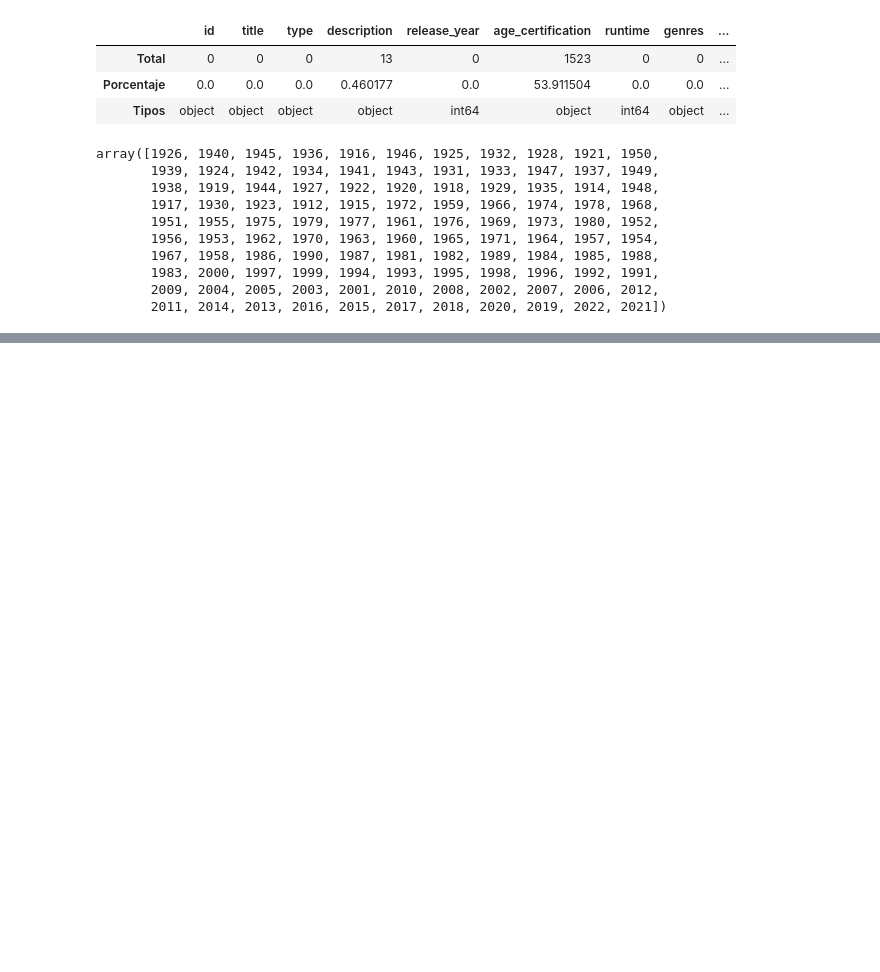
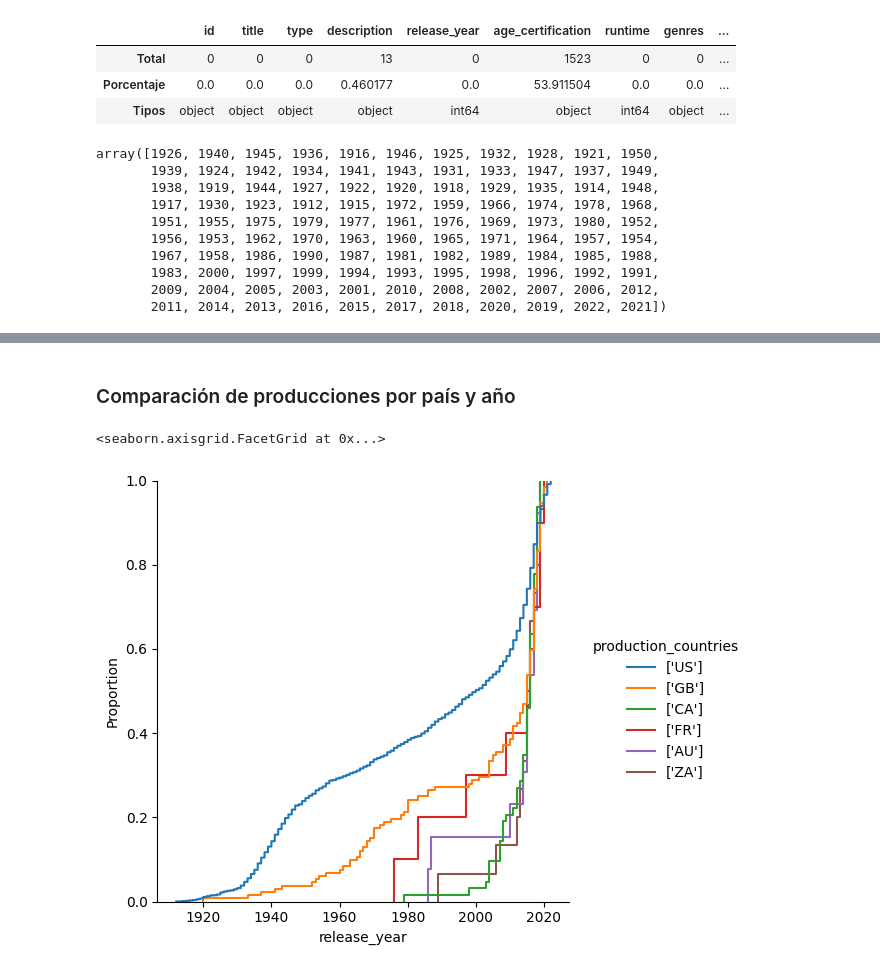
Before and after one commit to davidcabrero/EDA_Paramount, a Jupyter notebook: EDA_Paramount.ipynb, the cells around one changed output, grey strips where cells are left out. Drawn from its saved outputs; the diff is of its cells as text; code cells hidden in the pictures; blank space fills up the shorter version.

```diff
--- a/EDA_Paramount.ipynb
+++ b/EDA_Paramount.ipynb
@@ -254,0 +244,16 @@ ValueError: Could not interpret value `income` for `hue`. An entry with this nam
+# %% [markdown]
+### Comparación de producciones por país y año
+# %%
+filtroPaises = df_paramount[df_paramount['production_countries'].isin(["['US']", "['GB']", "['FR']", "['CA']", "['ZA']", "['AU']"])]
+
+sns.displot(
+    data=filtroPaises,
+    x="release_year",
+    hue="production_countries",
+    #col="production_countries",  # Gráficos por país
+    kind="ecdf",
+    facet_kws={'sharey': False}, # Permitir diferentes escalas en cada gráfico
+)
+# %% [output]
+<seaborn.axisgrid.FacetGrid at 0x...>
+[figure, added]
```
Also changed, not shown: parts of 12 cells of this notebook.
